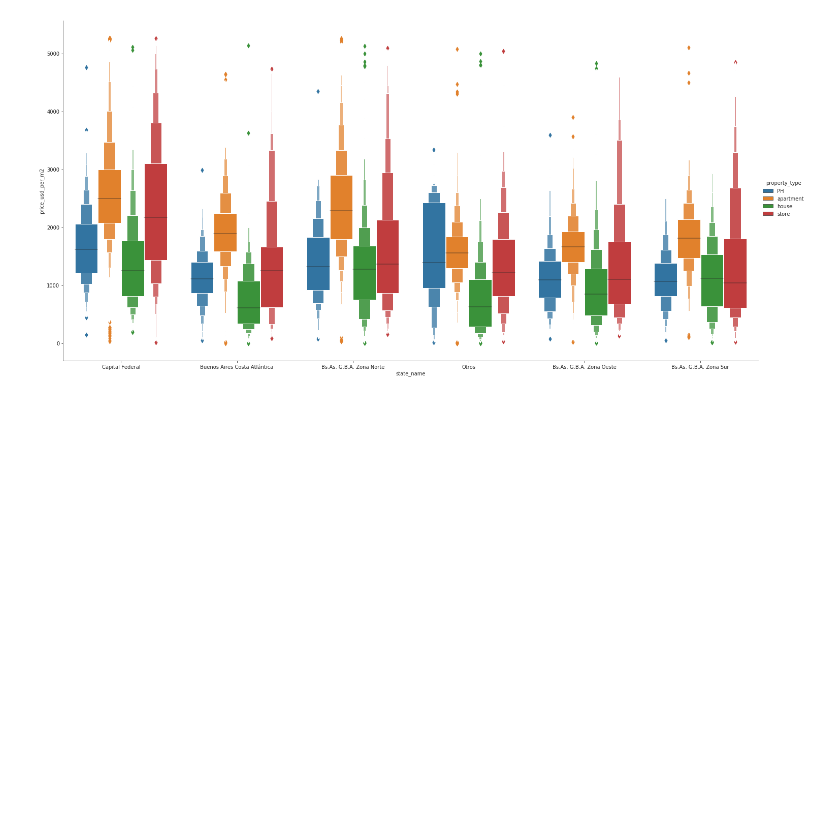
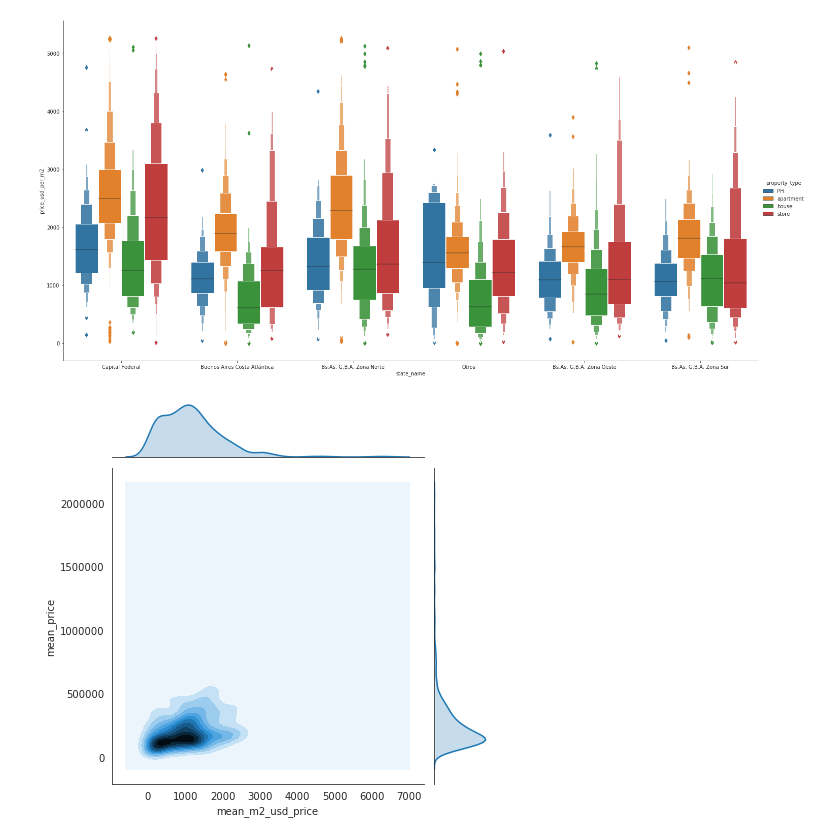
Before and after one commit to gp34446/desafio_ds, a Jupyter notebook: Desafio1.ipynb, the cells around one changed output. Saved outputs shown, nothing was run; the diff lists cells and outputs as text; code cells hidden in the pictures; blank space fills up the shorter version.

```diff
--- a/Desafio1.ipynb
+++ b/Desafio1.ipynb
@@ -129,4 +119,27 @@ with sns.axes_style(style='ticks'):
 # %% [output]
 [figure]
 [figure]
+# %%
+#Se analiza el impacto de precio en precio por m2
+#Agrupamos barrio x provincia
+group2 = data.groupby(['state_name', 'place_name'])
+
+media2_priceM2_barrio = group2['price_usd_per_m2'].agg(['mean', 'count']).round(3)
+
+media2_priceM2_barrio.rename(columns={'mean':'mean_m2_usd_price', 'count':'cant_prop_barrio'}, inplace=True)
+
+#Agregamos la columna del precio promedio x barrio para graficar las burbujas
+
+media2_price_barrio = group2['price_aprox_usd'].agg(['mean']).round(3)
+
+media2_priceM2_barrio['mean_price'] = media2_price_barrio['mean']
+graph_table2 = media2_priceM2_barrio.reset_index(drop=False)
+
+media2_priceM2_barrio['mean_price'] = media2_price_barrio['mean']
+graph_table2 = media2_priceM2_barrio.reset_index(drop=False)
+with sns.axes_style('white'):
+    sns.jointplot(x = graph_table2['mean_m2_usd_price'], y = graph_table2['mean_price'], \
+                  data=graph_table2, kind='kde')
+# %% [output]
+[figure, added]
 # %%
```
Also changed, not shown: parts of 3 cells of this notebook.
